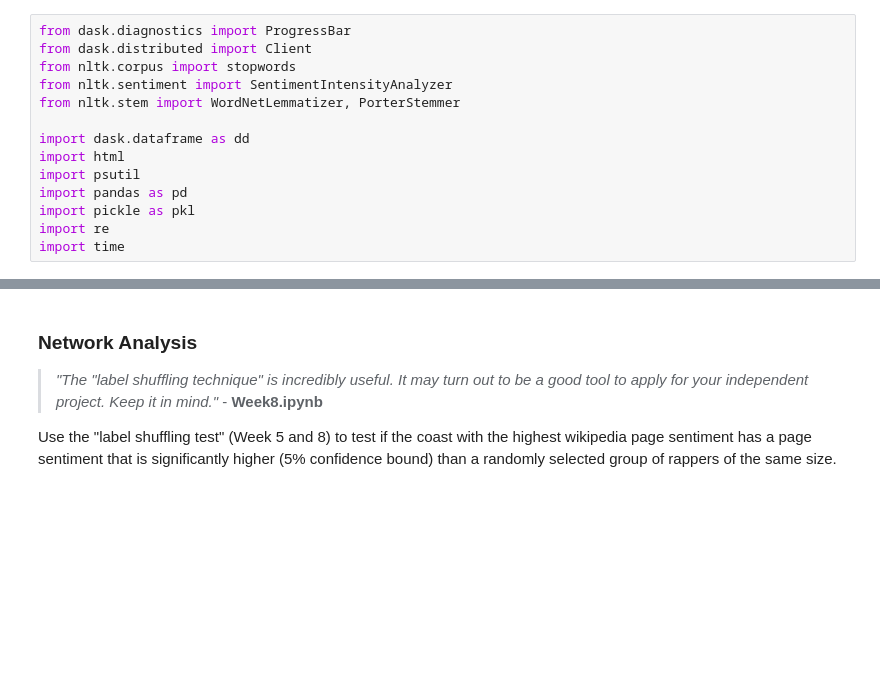
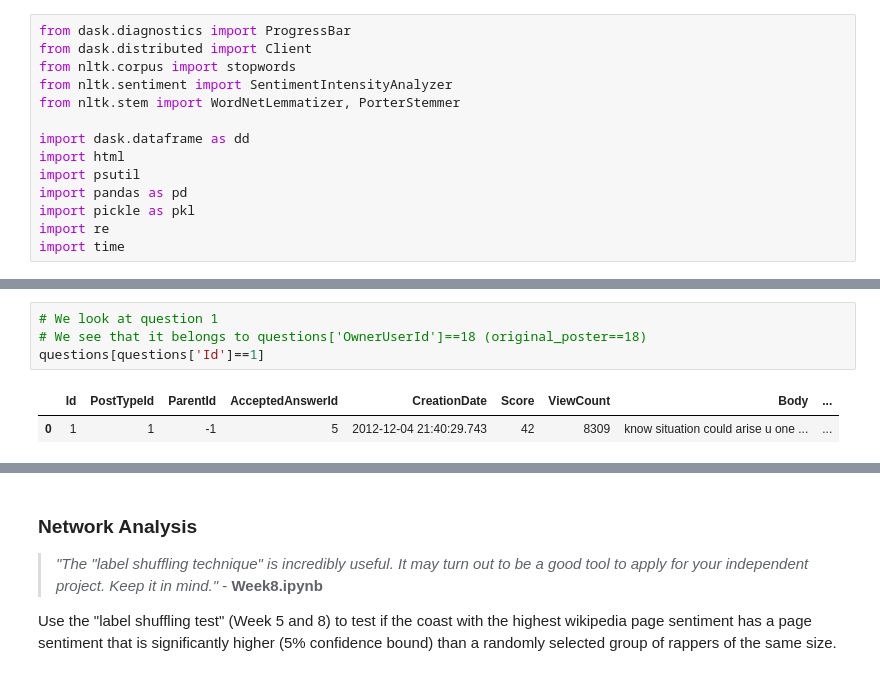
Before and after one commit to pierrehogenhaug/stackexchange_politics, a Jupyter notebook: network_new.ipynb, the cells around one changed output, grey strips where cells are left out. Drawn from its saved outputs; the diff is of its cells as text; blank space fills up the shorter version.

```diff
--- a/network_new.ipynb
+++ b/network_new.ipynb
@@ -16,0 +125,7 @@ import time
+# %%
+# We look at question 1
+# We see that it belongs to questions['OwnerUserId']==18 (original_poster==18)
+questions[questions['Id']==1]
+# %% [output]
+|  | Id | PostTypeId | ParentId | AcceptedAnswerId | CreationDate | Score | ViewCount | Body | ... |
+| 0 | 1 | 1 | -1 | 5 | 2012-12-04 21:40:29.743 | 42 | 8309 | know situation could arise u one ... | ... |
```
Also changed, not shown: parts of 39 cells of this notebook.
